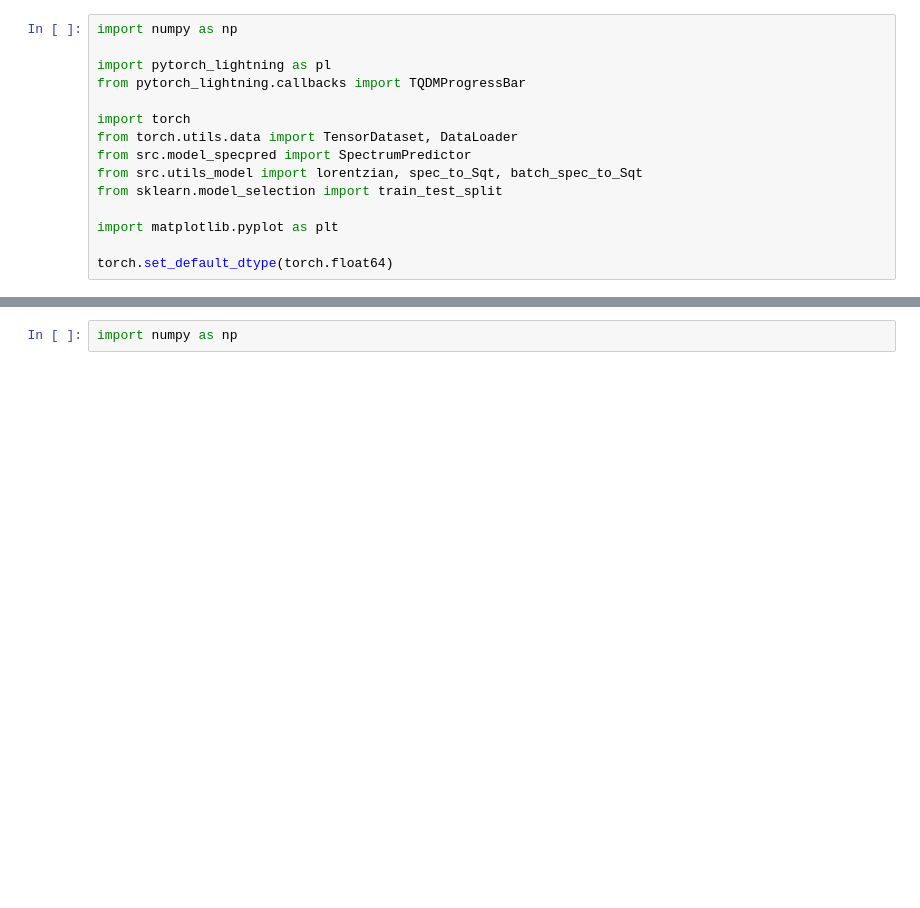
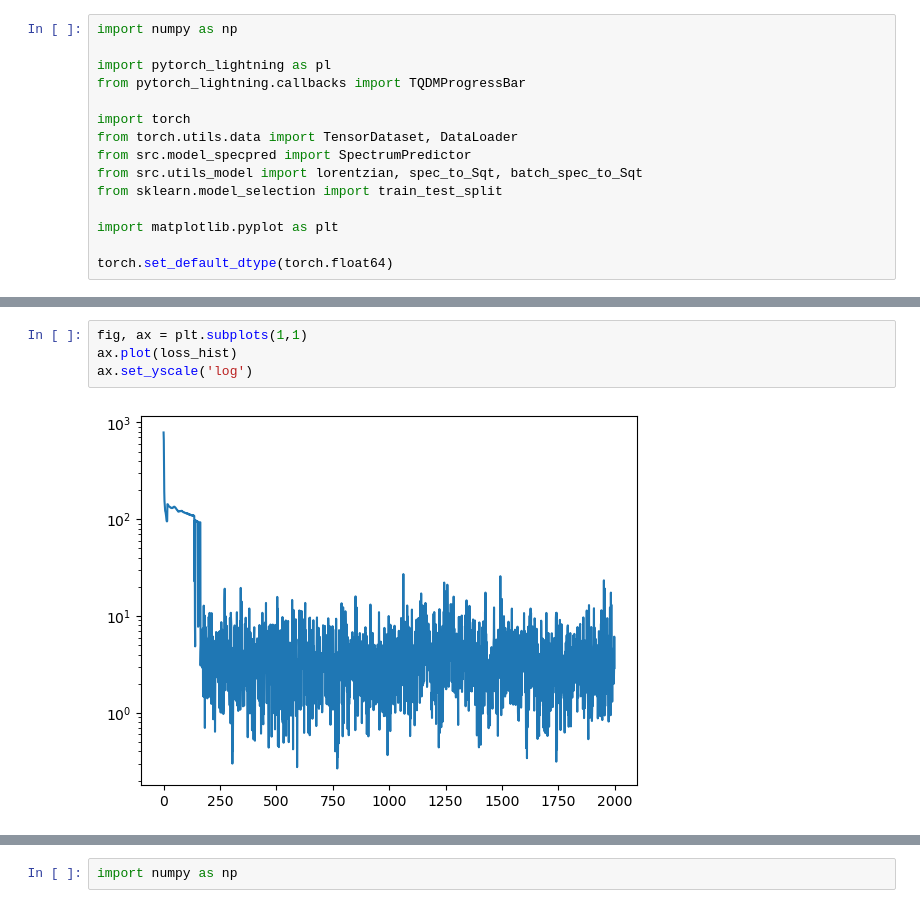
Before and after one commit to zhantaochen/ML-XPFS_Steering, a Jupyter notebook: train_model_specpred copy.ipynb, the cells around one changed output, grey strips where cells are left out. Cells and saved outputs as stored; diff of their text form; blank space fills up the shorter version.

```diff
--- a/train_model_specpred copy.ipynb
+++ b/train_model_specpred copy.ipynb
@@ -67,0 +78,6 @@ loss_hist = model_spec.fit_measurement(time_val, S_val, lr=0.025, maxiter=10000)
+# %%
+fig, ax = plt.subplots(1,1)
+ax.plot(loss_hist)
+ax.set_yscale('log')
+# %% [output]
+[figure, added]
```
Also changed, not shown: parts of 35 cells of this notebook, 18 other files.
